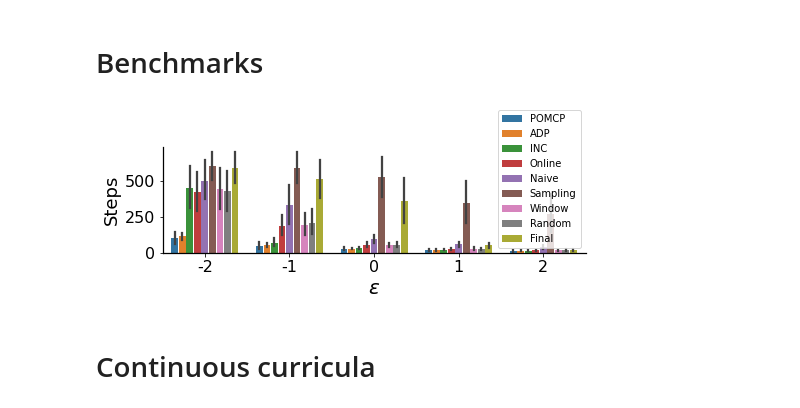
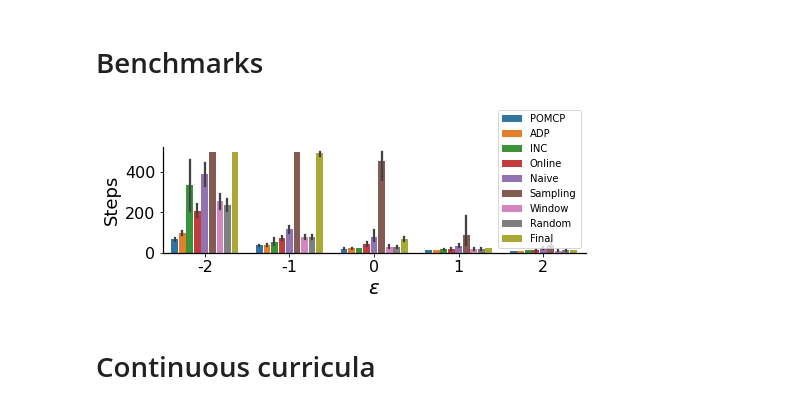
Before and after one commit to wtong98/automated-curriculum-learning, a Jupyter notebook: sequence_env/plotter.ipynb, the cells around one changed output. Cells and saved outputs as stored; diff of their text form; code cells hidden in the pictures.

```diff
--- a/sequence_env/plotter.ipynb
+++ b/sequence_env/plotter.ipynb
@@ -196,26 +196,27 @@ def extract_plot_vals(row):
     ], index=['name', 'N', 'eps', 'traj_lens'])
 # %%
 plot_df = df.apply(extract_plot_vals, axis=1).explode('traj_lens')
+plot_df = plot_df[plot_df['N'] == 5]   # for this sample, plot with N = 5
 plt.gcf().set_size_inches(7, 2.5)
 
 g = sns.barplot(plot_df, x='eps', y='traj_lens', hue='name', width=0.8, gap=0.1)
 g.set_xlabel(r'$\varepsilon$', fontsize=20)
 g.set_ylabel('Steps', fontsize=18)
 g.tick_params(labelsize=16)
 g.set_xticks(g.get_xticks())
 g.set_xticklabels([-2, -1, 0, 1, 2])
 g.legend().set_title('')
 
 g.spines['top'].set_visible(False)
 g.spines['right'].set_visible(False)
 g.spines['bottom'].set_linewidth(1.25)
 g.spines['left'].set_linewidth(1.25)
 
 plt.gcf().tight_layout()
 plt.savefig(f'fig/benchmark_condensed.svg')
 plt.show()
 # %% [output]
-[figure, old version]
+[figure, new version]
 # %% [markdown]
 # Continuous curricula
 # %%
```
Also changed, not shown: parts of 2 cells of this notebook, 3 other files.
